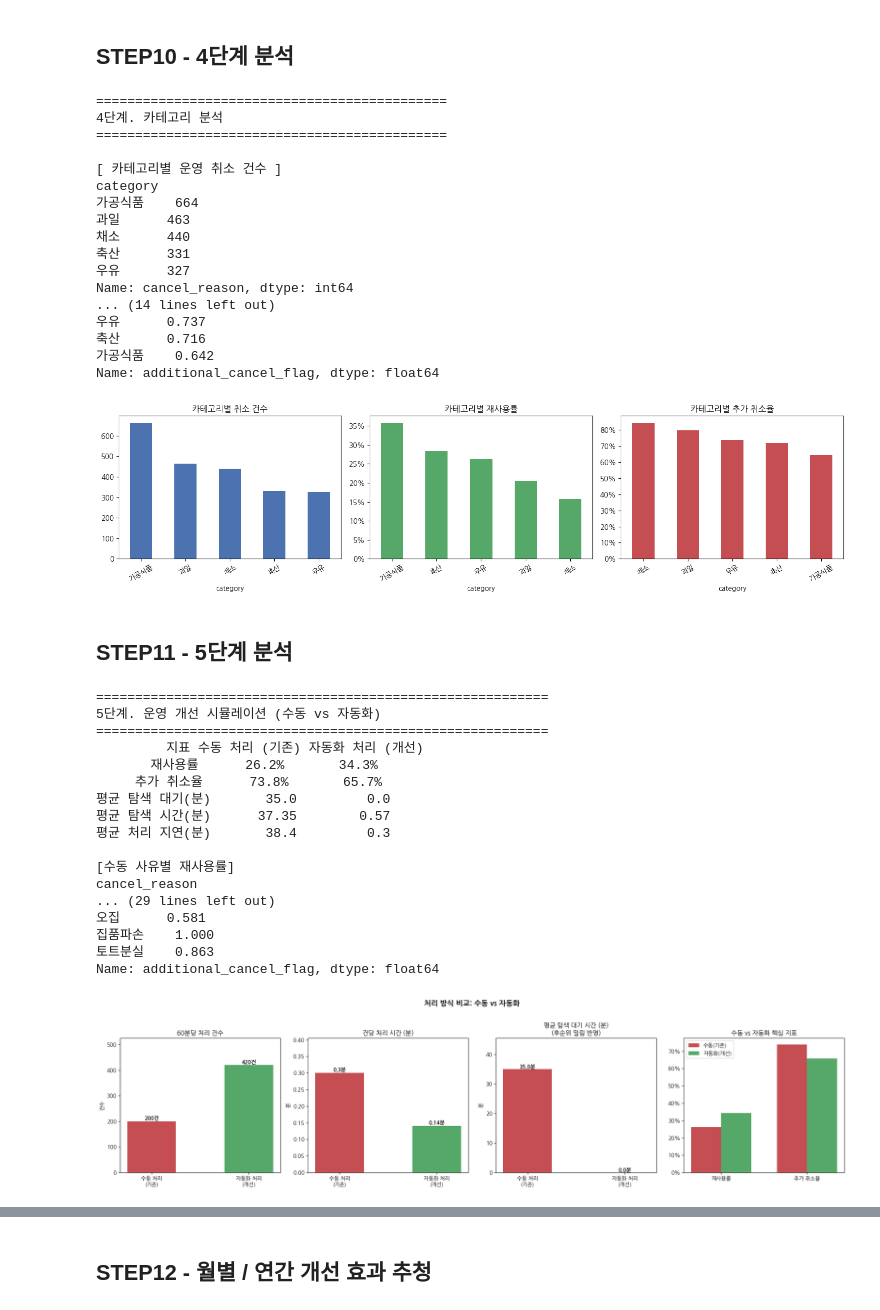
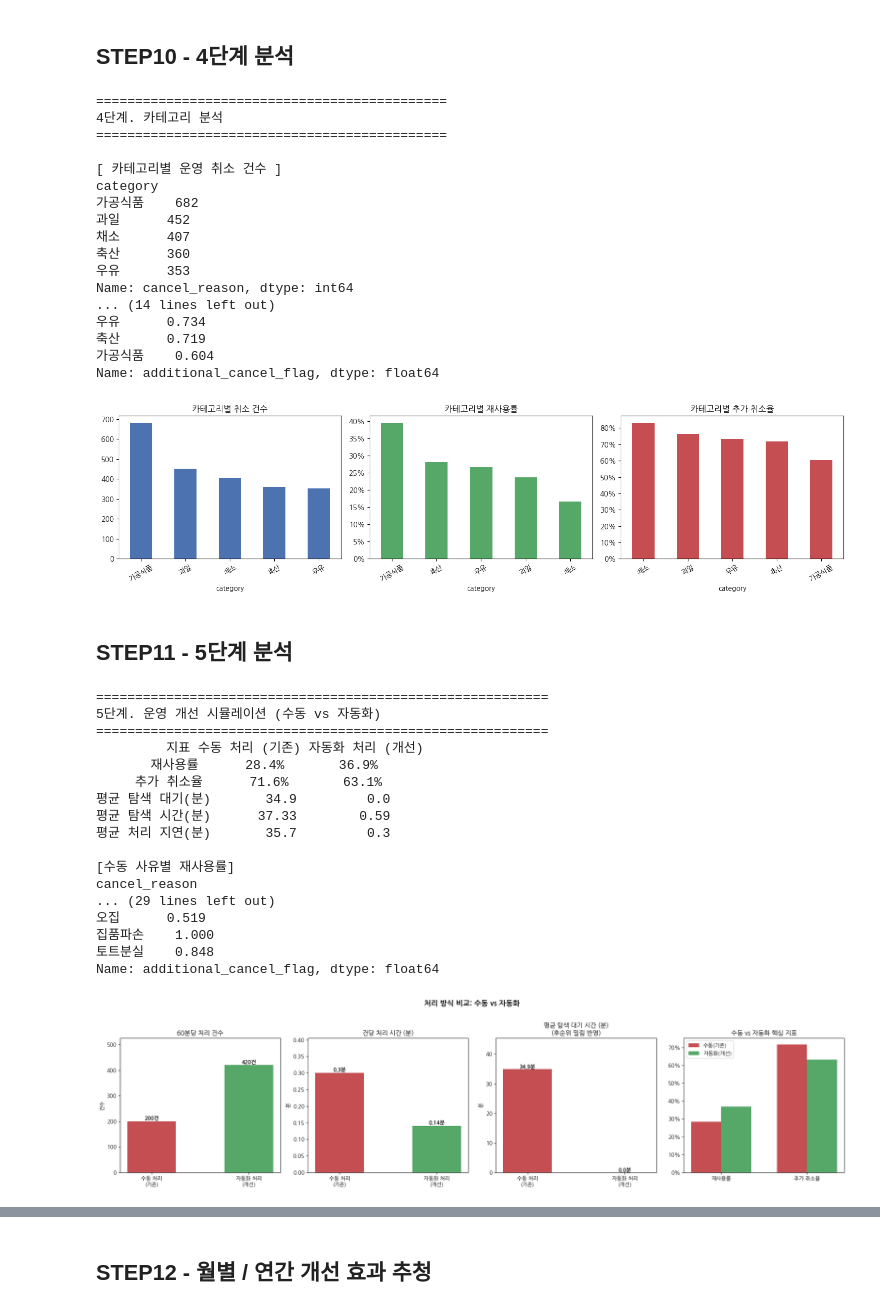
Before and after one commit to shane-son/logistics-data-analysis, a Jupyter notebook: main_analysis.ipynb, the cells around one changed output, grey strips where cells are left out. Cells and saved outputs as stored; diff of their text form; code cells hidden in the pictures.

```diff
--- a/main_analysis.ipynb
+++ b/main_analysis.ipynb
@@ -263,6 +272,10 @@ MANUAL_MATCH_MISS_PROB = 0.10
 # =============================================
 # STEP 2: 전체 주문 데이터 생성
 # =============================================
+
+# 셀 단위 시드 고정
+random.seed(42)
+np.random.seed(42)
 
 def generate_orders(n):
     order_times = []
@@ -274,9 +287,9 @@ def generate_orders(n):
         order_times.append(START_DATE + timedelta(days=day, hours=hour-8, minutes=minute))
     # TODO: 실제 주문 시간 분포로 교체
 
-    # 피크 타임: 11~13시 / 17~19시
+    # 피크 타임: 11~13시 / 17~19시                                                          # 운영시 샘플 데이터 생성을 위한 피크타임 설정 실제 운영 마감시간으로 변경(11~12, 20~24)
     # TODO: 실제 운영 피크 시간대 정의로 교체
-    is_peak = [1 if t.hour in [11,12,13,17,18,19] else 0 for t in order_times]
+    is_peak = [1 if t.hour in [11,12,20,21,22,23,24] else 0 for t in order_times]
 
     return pd.DataFrame({
         'order_id':     [f'ORD-{str(i).zfill(6)}' for i in range(1, n+1)],
@@ -519,10 +540,14 @@ Name: count, dtype: int64
 # ── inspection_flag ──────────────────────────
 # ============================================================
 # [수정] decide_inspection
-# - 기존(수동) 처리: 별도 검수(inspection) 단계 없음 → 0 고정
-#   (상품 확인은 탐색 현장에서 직접 수행 → search_time에 가중 반영)
-# - 자동화 처리: 별도 검수 단계 존재 → 85% 통과율 적용
+# - 검수는 수동/자동화 공통 적용: 재사용에 부적합한 상품은
+#   처리 방식과 무관하게 걸러지므로 통과율 90%를 동일하게 적용
+# - (수동은 이와 별개로 탐색 시 현장 확인 시간이 search_time에 가중됨)
 # ============================================================
+# [수정] 셀 단위 시드 고정 — 셀 재실행 순서와 무관하게 동일 결과 보장
+random.seed(45)
+np.random.seed(45)
+
 def decide_inspection(row):
     if row['cancel_reason'] not in ['오집','미집','토트분실']:
         return 0
@@ -547,7 +572,9 @@ cancel_df['inspection_flag'] = cancel_df.apply(decide_inspection, axis=1)
 # ============================================================
 def decide_reuse(row):
     # 단순취소 / 파손 → 재사용 대상 아님
-    if row['cancel_reason'] in ['집품파손', '리빈파손']:
+    # [수정] 단순취소가 어떤 분기에도 걸리지 않아 None(NaN)이
+    #        반환되던 버그 수정 — 명시적으로 0 반환
+    if row['cancel_reason'] in ['단순취소', '집품파손', '리빈파손']:
         return 0
 
     if row['cancel_reason'] == '오집':
@@ -590,6 +617,9 @@ def decide_reuse(row):
 
         return 1 if random.random() < base else 0
 
+    # [수정] 방어적 기본 반환값 (reuse_improved와 구조 통일)
+    return 0
+
 cancel_df['reused_flag'] = cancel_df.apply(decide_reuse, axis=1)
 
 
@@ -1184,18 +1218,18 @@ plt.show()
 
 [ 카테고리별 운영 취소 건수 ]
 category
-가공식품    664
-과일      463
-채소      440
-축산      331
-우유      327
+가공식품    682
+과일      452
+채소      407
+축산      360
+우유      353
 Name: cancel_reason, dtype: int64
 ... (14 lines left out)
-우유      0.737
-축산      0.716
-가공식품    0.642
+우유      0.734
+축산      0.719
+가공식품    0.604
 Name: additional_cancel_flag, dtype: float64
-[figure, old version]
+[figure, new version]
 # %% [markdown]
 ## **STEP11 - 5단계 분석**
 # %%
@@ -1203,9 +1237,11 @@ Name: additional_cancel_flag, dtype: float64
 # STEP 11: 5단계 분석 — 운영 개선 시뮬레이션
 # =============================================
 
-improved_df = op_df.copy()
+# 자동화 처리 방식 설정
+# [수정] 셀 단위 시드 고정 — 셀 재실행 순서와 무관하게 동일 결과 보장
+random.seed(52)
+np.random.seed(52)
 
-# 자동화 처리 방식 설정
 improved_df = op_df.copy()
 
 improved_df = assign_process_time_by_queue(
@@ -1432,41 +1468,41 @@ before_vals = [
 after_vals = [
     after['reused_flag'].mean(),
     after['additional_cancel_flag'].mean()
 ]
 
 x = range(len(metrics))
 w = 0.35
 
 axes[3].bar([i - w/2 for i in x], before_vals, width=w, label='수동(기존)', color='#C44E52')
 axes[3].bar([i + w/2 for i in x], after_vals, width=w, label='자동화(개선)', color='#55A868')
 axes[3].set_title('수동 vs 자동화 핵심 지표', fontsize=12)
 axes[3].set_xticks(list(x))
 axes[3].set_xticklabels(metrics)
 axes[3].yaxis.set_major_formatter(plt.FuncFormatter(lambda y, _: f'{y:.0%}'))
 axes[3].legend()
 
 plt.suptitle('처리 방식 비교: 수동 vs 자동화', fontsize=14, fontweight='bold', y=1.02)
 plt.tight_layout()
 plt.show()
 # %% [output]
 ==========================================================
 5단계. 운영 개선 시뮬레이션 (수동 vs 자동화)
 ==========================================================
          지표 수동 처리 (기존) 자동화 처리 (개선)
-       재사용률      26.2%       34.3%
-     추가 취소율      73.8%       65.7%
-평균 탐색 대기(분)       35.0         0.0
-평균 탐색 시간(분)      37.35        0.57
-평균 처리 지연(분)       38.4         0.3
+       재사용률      28.4%       36.9%
+     추가 취소율      71.6%       63.1%
+평균 탐색 대기(분)       34.9         0.0
+평균 탐색 시간(분)      37.33        0.59
+평균 처리 지연(분)       35.7         0.3
 
 [수동 사유별 재사용률]
 cancel_reason
 ... (29 lines left out)
-오집      0.581
+오집      0.519
 집품파손    1.000
-토트분실    0.863
+토트분실    0.848
 Name: additional_cancel_flag, dtype: float64
-[figure, old version]
+[figure, new version]
 # %%
 # =============================================
 # STEP 11-3: 검색 매칭 성공률 비교
```
Also changed, not shown: parts of 25 cells of this notebook.
